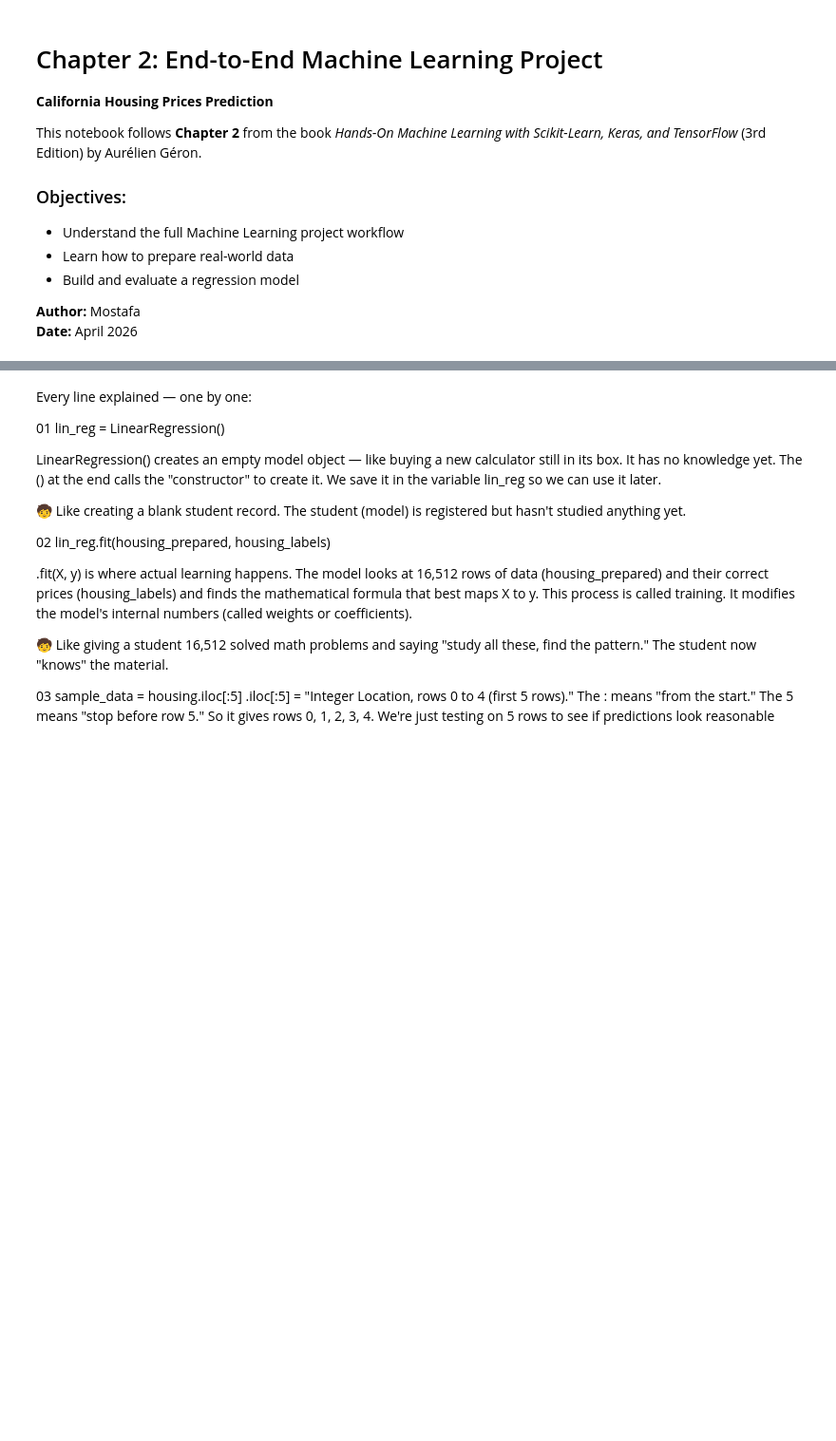
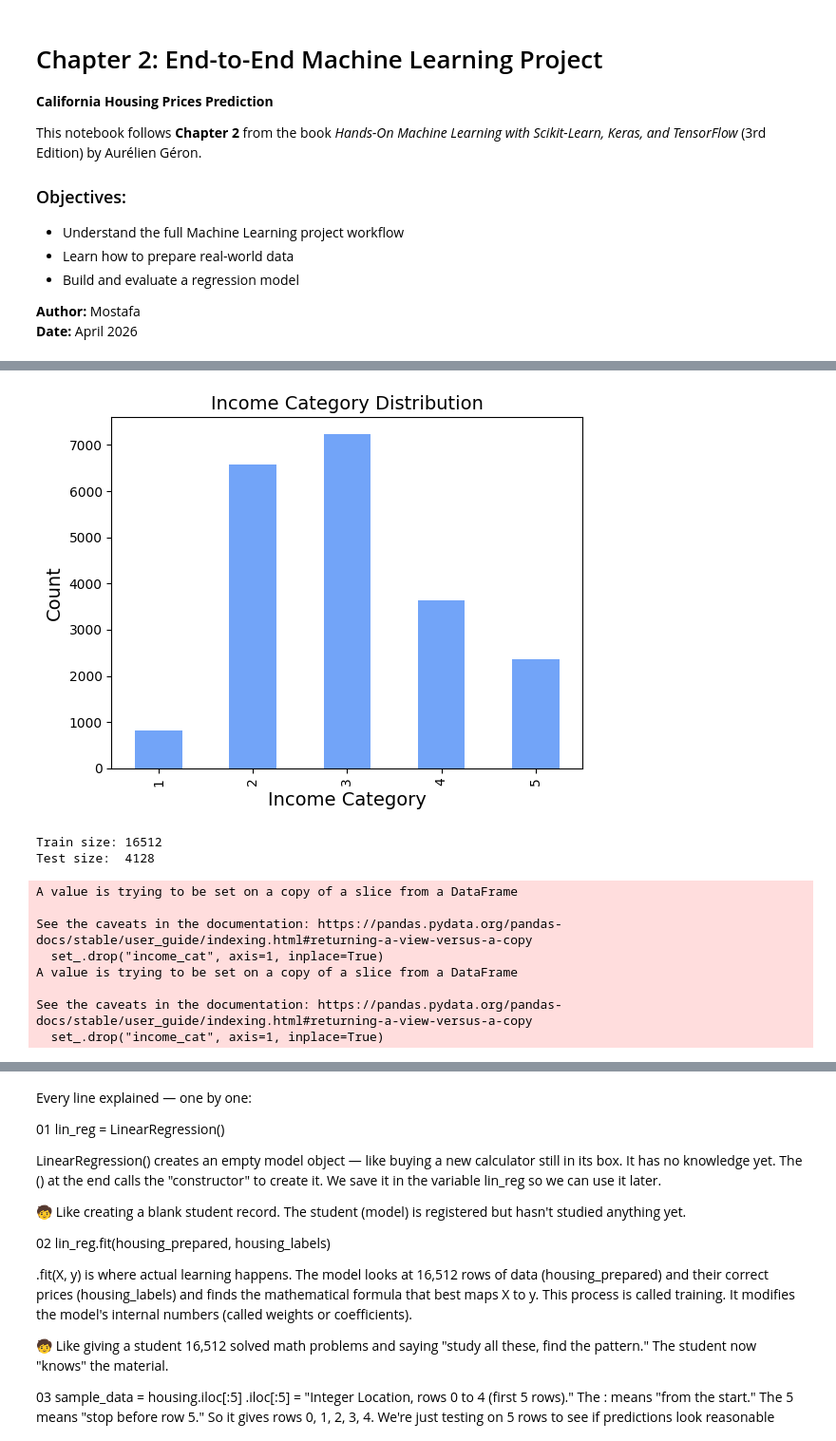
Before and after one commit to mostafaelhussien/hands-on-machine-learning, a Jupyter notebook: Chapter_2_End_to_End_Project.ipynb, the cells around one changed output, grey strips where cells are left out. Shown at 95% size. Drawn from its saved outputs; the diff is of its cells as text; code cells hidden in the pictures; blank space fills up the shorter version.

```diff
--- a/Chapter_2_End_to_End_Project.ipynb
+++ b/Chapter_2_End_to_End_Project.ipynb
@@ -320,0 +95,46 @@ We created income bins, used them to split the dataset fairly, then removed them
+# %%
+# ── Why STRATIFIED split? ──
+# median_income is the most important predictor.
+# If we split randomly, we might accidentally get
+# mostly poor neighborhoods in train and rich in test.
+# Stratified split ensures BOTH sets have the same
+# income distribution.
+
+# Step 1: Create income categories (5 groups)
+housing["income_cat"] = pd.cut(housing["median_income"],
+                               bins=[0., 1.5, 3.0, 4.5, 6., np.inf],
+                               labels=[1, 2, 3, 4, 5])
+
+# Step 2: Visualise — we want both sets to match
+housing["income_cat"].value_counts().sort_index().plot(
+    kind="bar", color="#4f8ef7", alpha=0.8
+)
+plt.title("Income Category Distribution")
+plt.xlabel("Income Category")
+plt.ylabel("Count")
+plt.show()
+
+# Step 3: Stratified split
+splitter = StratifiedShuffleSplit(n_splits=1, test_size=0.2, random_state=42)
+for train_idx, test_idx in splitter.split(housing, housing["income_cat"]):
+    strat_train_set = housing.iloc[train_idx]
+    strat_test_set  = housing.iloc[test_idx]
+
+# Step 4: Remove the helper column
+for set_ in (strat_train_set, strat_test_set):
+    set_.drop("income_cat", axis=1, inplace=True)
+
+print(f"Train size: {len(strat_train_set)}")  # ~16512
+print(f"Test size:  {len(strat_test_set)}")   # ~4128
+# %% [output]
+[figure, added]
+Train size: 16512
+Test size:  4128
+A value is trying to be set on a copy of a slice from a DataFrame
+
+See the caveats in the documentation: https://pandas.pydata.org/pandas-docs/stable/user_guide/indexing.html#returning-a-view-versus-a-copy
+  set_.drop("income_cat", axis=1, inplace=True)
+A value is trying to be set on a copy of a slice from a DataFrame
+
+See the caveats in the documentation: https://pandas.pydata.org/pandas-docs/stable/user_guide/indexing.html#returning-a-view-versus-a-copy
+  set_.drop("income_cat", axis=1, inplace=True)
```
Also changed, not shown: parts of 26 cells of this notebook.
